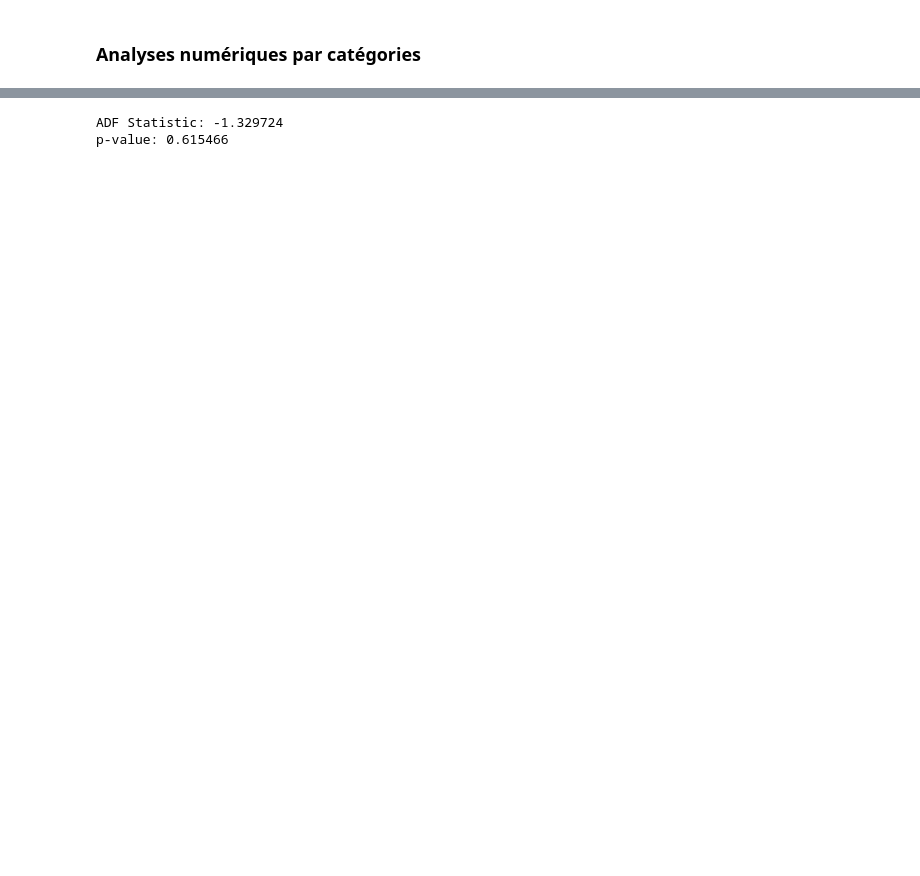
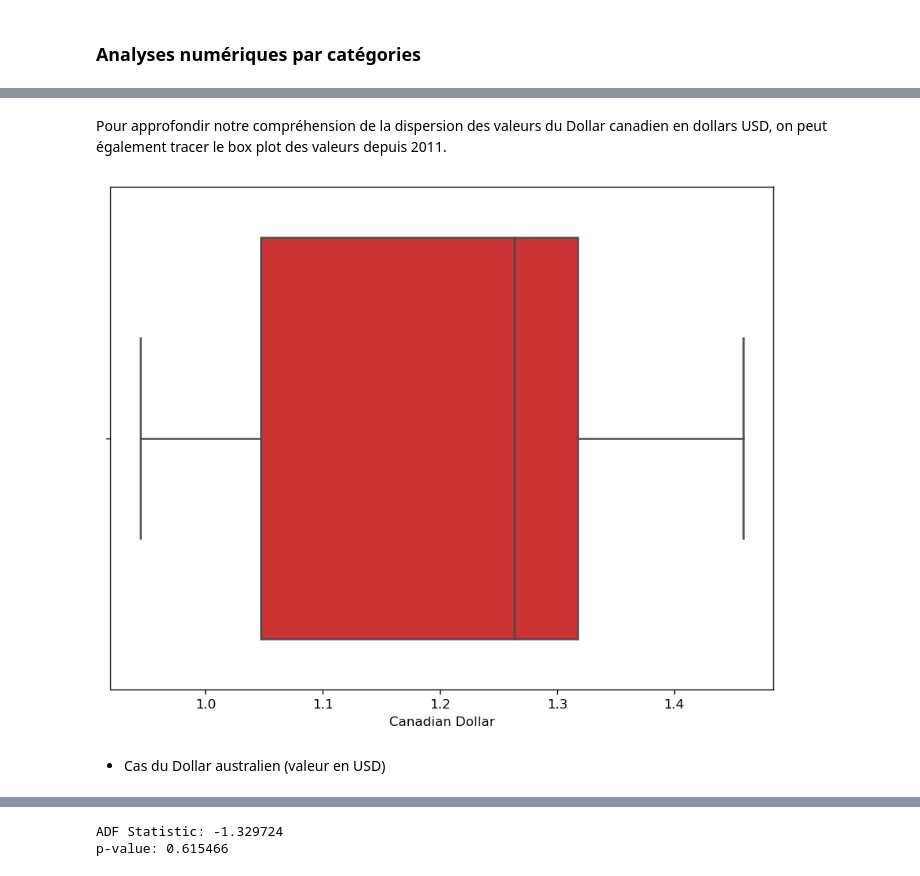
Before and after one commit to AlaaeddineBesbes/DATA731-Market-Movement, a Jupyter notebook: Projet.ipynb, the cells around one changed output, grey strips where cells are left out. Cells and saved outputs as stored; diff of their text form; code cells hidden in the pictures; blank space fills up the shorter version.

```diff
--- a/Projet.ipynb
+++ b/Projet.ipynb
@@ -393,0 +217,9 @@ Differencing('Turkish Lira')
+# %% [markdown]
+Pour approfondir notre compréhension de la dispersion des valeurs du Dollar canadien en dollars USD, on peut également tracer le box plot des valeurs depuis 2011.
+# %%
+sn.boxplot(data['Canadian Dollar'], palette = 'Set1')
+plt.show()
+# %% [output]
+[figure, added]
+# %% [markdown]
+- Cas du Dollar australien (valeur en USD)
```
Also changed, not shown: parts of 126 cells of this notebook, 1 other file.
